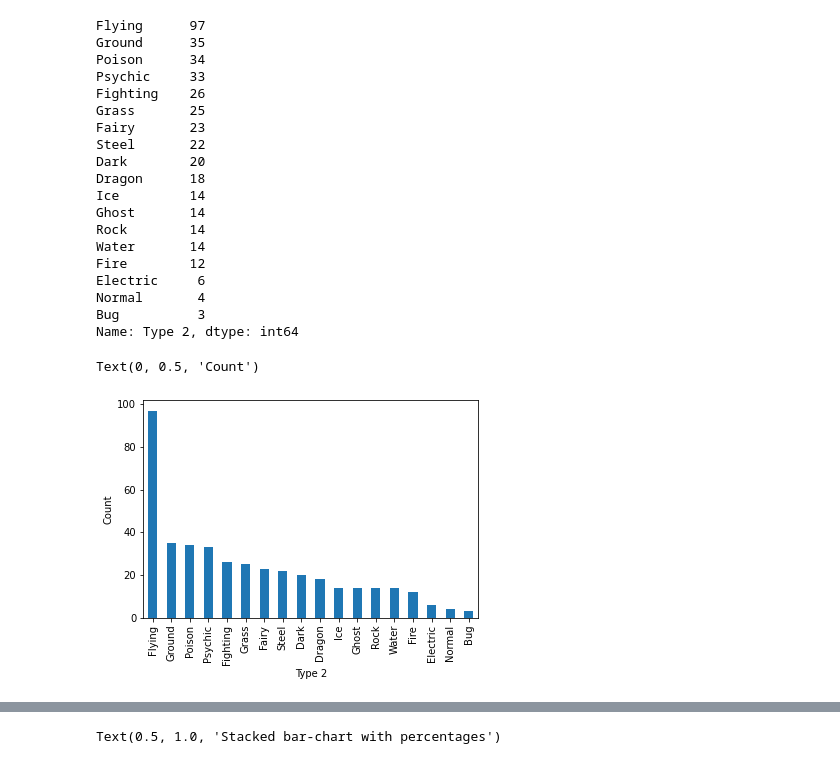
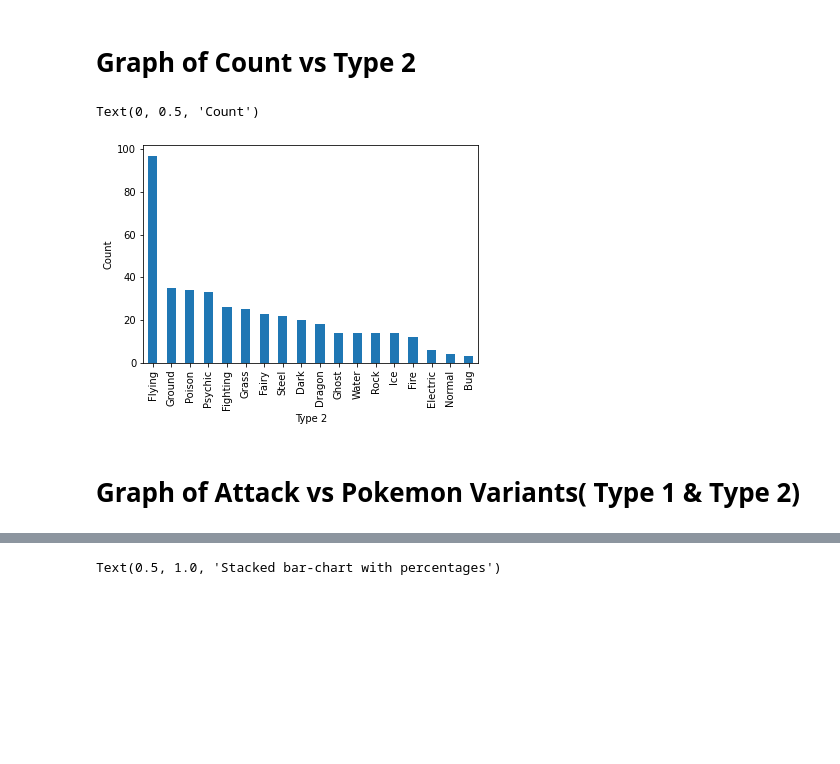
Before and after one commit to Anupam96786/python-for-data-science, a Jupyter notebook: Pokemon_Data_Visualization/visualization.ipynb, the cells around one changed output, grey strips where cells are left out. Drawn from its saved outputs; the diff is of its cells as text; code cells hidden in the pictures; blank space fills up the shorter version.

```diff
--- a/Pokemon_Data_Visualization/visualization.ipynb
+++ b/Pokemon_Data_Visualization/visualization.ipynb
@@ -56,32 +37,15 @@ Text(0, 0.5, 'Count')
 [figure]
+# %% [markdown]
+# Graph of Count vs Type 2
 # %%
-type_2 = df['Type 2'].value_counts(ascending=False)
-print(type_2)
-type_2.plot(kind="bar")
+df['Type 2'].value_counts(ascending=False).plot(kind="bar")
 plt.xlabel('Type 2')
 plt.ylabel('Count')
 # %% [output]
-Flying      97
-Ground      35
-Poison      34
-Psychic     33
-Fighting    26
-Grass       25
-Fairy       23
-Steel       22
-Dark        20
-Dragon      18
-Ice         14
-Ghost       14
-Rock        14
-Water       14
-Fire        12
-Electric     6
-Normal       4
-Bug          3
-Name: Type 2, dtype: int64
+Text(0, 0.5, 'Count')
-Text(0, 0.5, 'Count')
-[figure, old version]
+[figure, new version]
+# %% [markdown]
+# Graph of Attack vs Pokemon Variants( Type 1 & Type 2)
 # %%
 plt.figure(figsize=[14,8])
 type_1 = df.groupby('Type 1')[['Attack']].mean()
```
Also changed, not shown: parts of 8 cells of this notebook.
